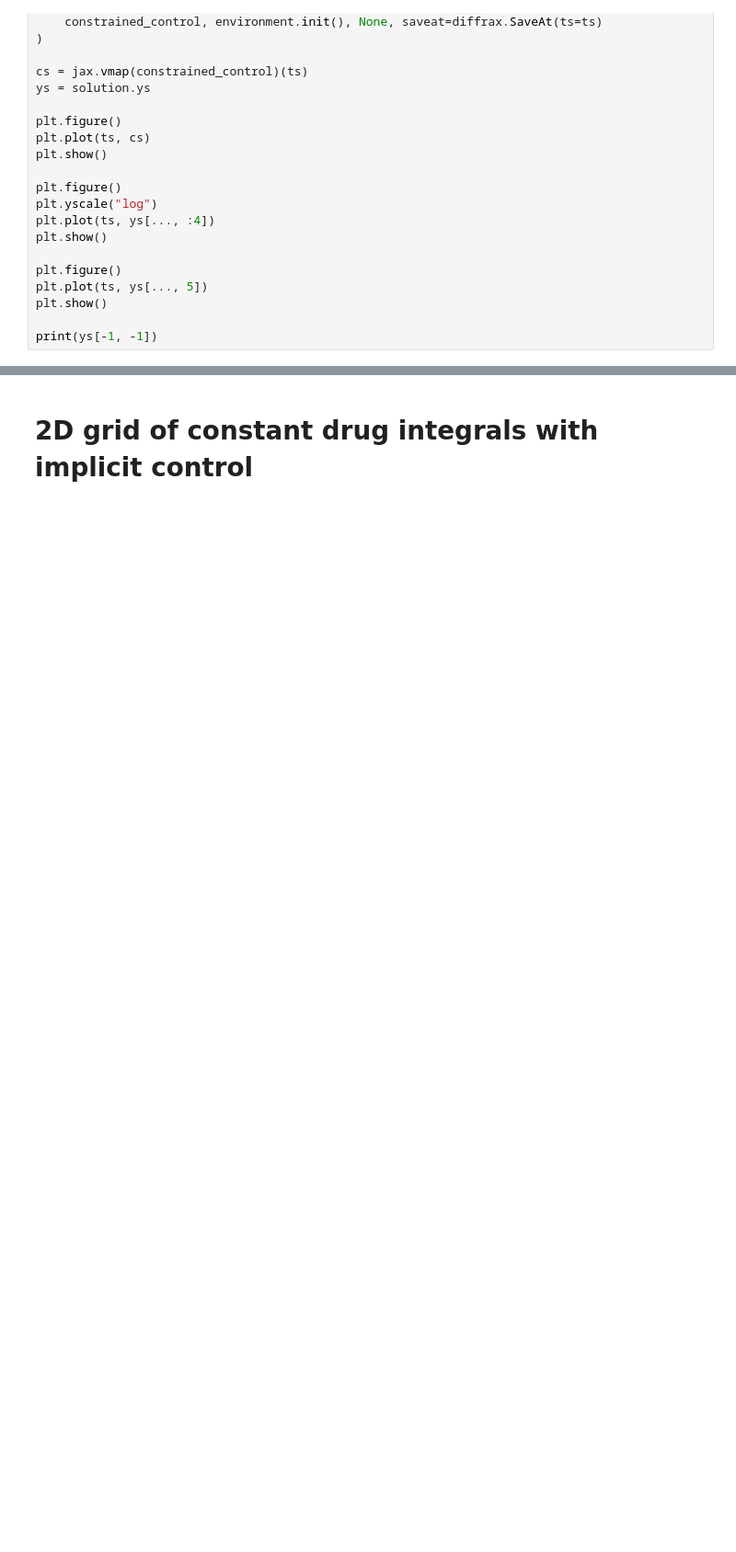
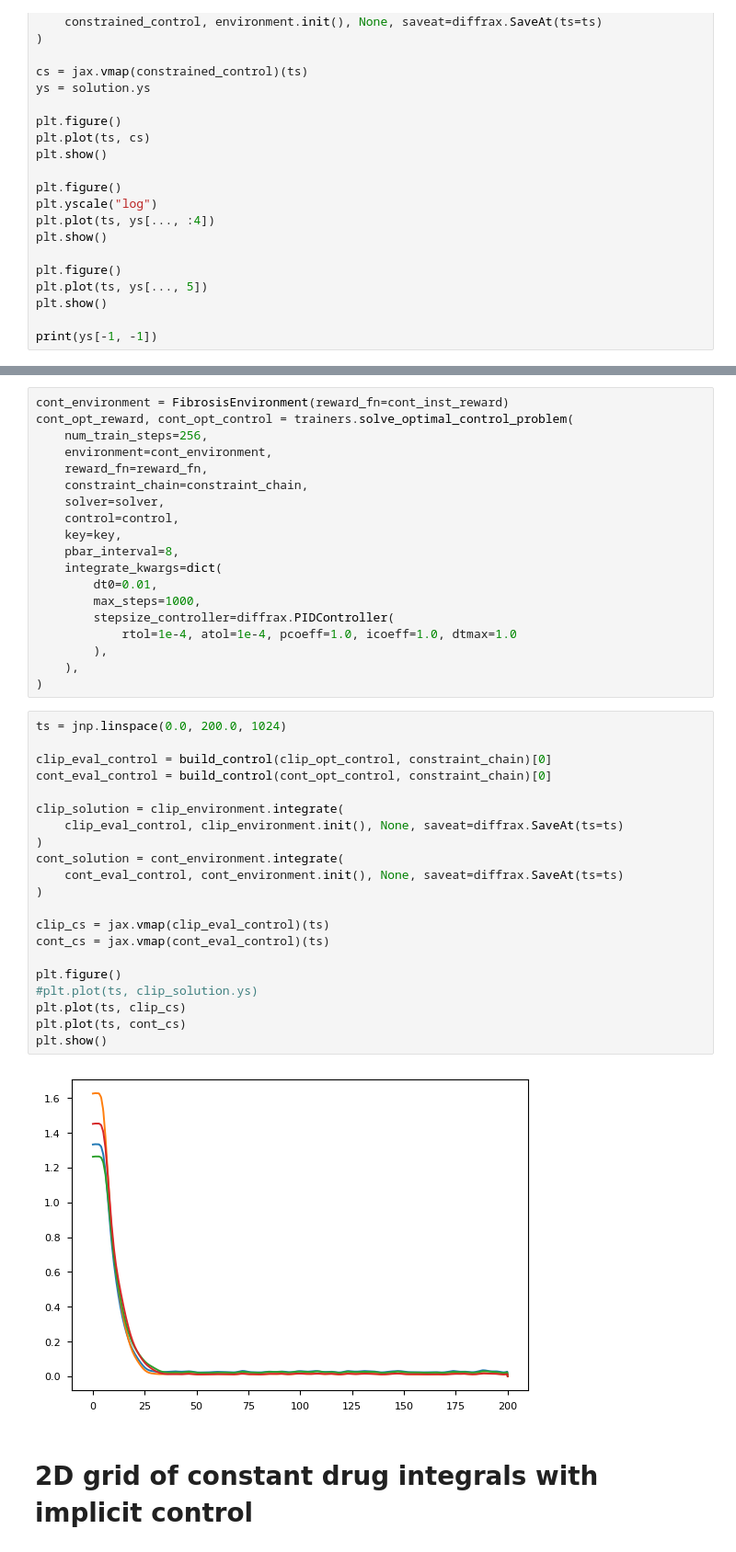
Before and after one commit to lena-lenkeit/neural-optimal-control, a Jupyter notebook: thesis-notebooks/fibrosis.ipynb, the cells around one changed output, grey strips where cells are left out. Shown: that part at 92% size. Cells and saved outputs as stored; diff of their text form; blank space fills up the shorter version.

Commit message:
Comparison between clipped and continuous reward

```diff
--- a/thesis-notebooks/fibrosis.ipynb
+++ b/thesis-notebooks/fibrosis.ipynb
@@ -455,3 +523,45 @@ print(ys[-1, -1])
+# %%
+cont_environment = FibrosisEnvironment(reward_fn=cont_inst_reward)
+cont_opt_reward, cont_opt_control = trainers.solve_optimal_control_problem(
+    num_train_steps=256,
+    environment=cont_environment,
+    reward_fn=reward_fn,
+    constraint_chain=constraint_chain,
+    solver=solver,
+    control=control,
+    key=key,
+    pbar_interval=8,
+    integrate_kwargs=dict(
+        dt0=0.01,
+        max_steps=1000,
+        stepsize_controller=diffrax.PIDController(
+            rtol=1e-4, atol=1e-4, pcoeff=1.0, icoeff=1.0, dtmax=1.0
+        ),
+    ),
+)
+# %%
+ts = jnp.linspace(0.0, 200.0, 1024)
+
+clip_eval_control = build_control(clip_opt_control, constraint_chain)[0]
+cont_eval_control = build_control(cont_opt_control, constraint_chain)[0]
+
+clip_solution = clip_environment.integrate(
+    clip_eval_control, clip_environment.init(), None, saveat=diffrax.SaveAt(ts=ts)
+)
+cont_solution = cont_environment.integrate(
+    cont_eval_control, cont_environment.init(), None, saveat=diffrax.SaveAt(ts=ts)
+)
+
+clip_cs = jax.vmap(clip_eval_control)(ts)
+cont_cs = jax.vmap(cont_eval_control)(ts)
+
+plt.figure()
+#plt.plot(ts, clip_solution.ys)
+plt.plot(ts, clip_cs)
+plt.plot(ts, cont_cs)
+plt.show()
+# %% [output]
+[figure, added]
 # %% [markdown]
 # 2D grid of constant drug integrals with implicit control
 # %%
```
Also changed, not shown: parts of 3 cells of this notebook.
